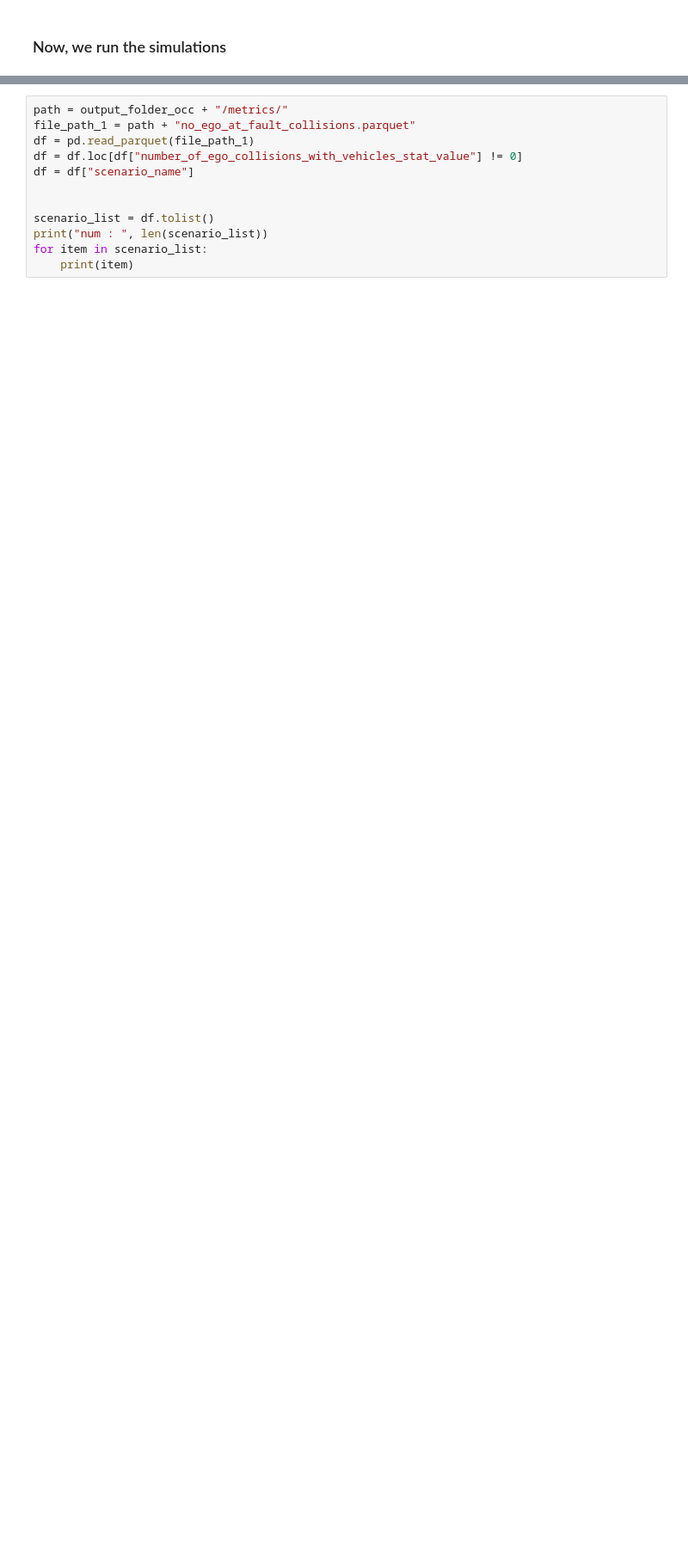
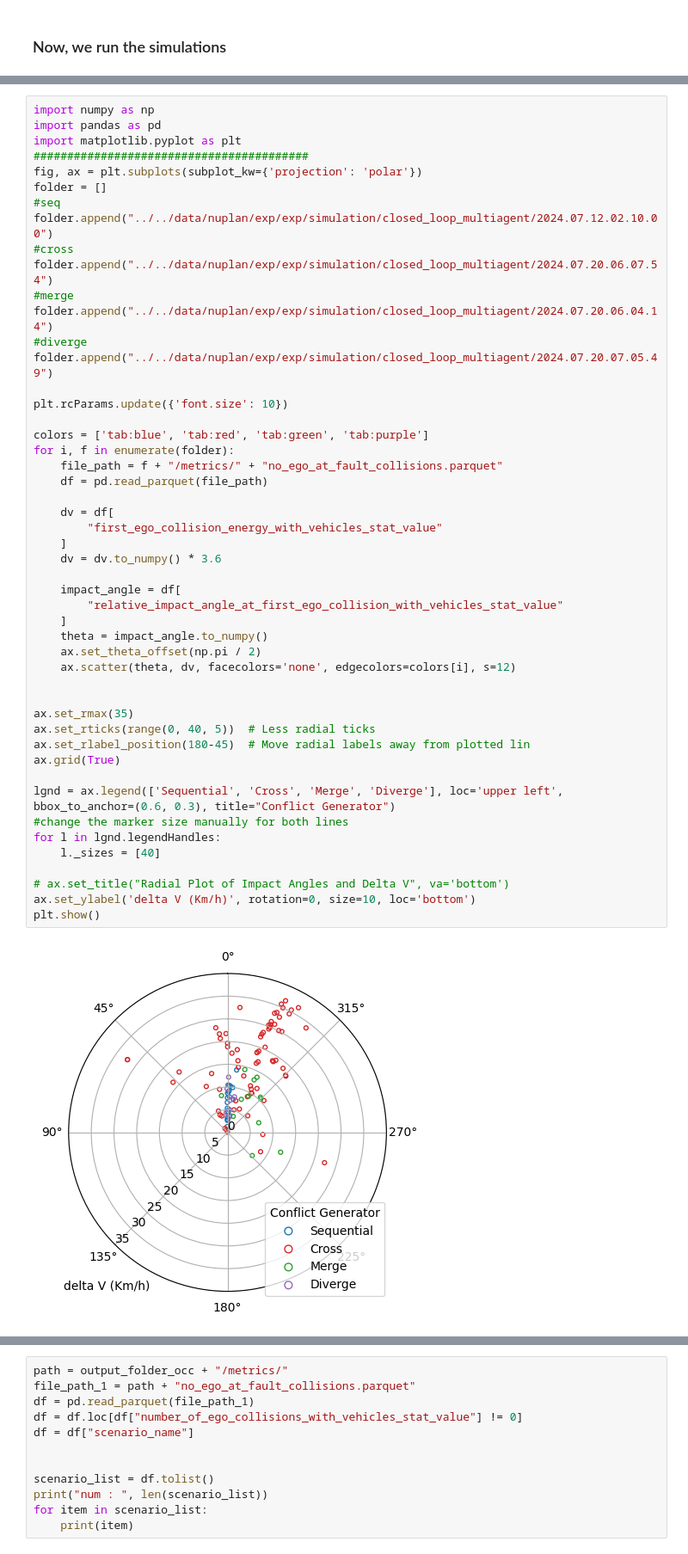
Before and after one commit to HenryDykhne/nuplan-devkit, a Jupyter notebook: experiments/run_npsc_files.ipynb, the cells around one changed output, grey strips where cells are left out. Shown: that part at 86% size. Drawn from its saved outputs; the diff is of its cells as text; blank space fills up the shorter version.

```diff
--- a/experiments/run_npsc_files.ipynb
+++ b/experiments/run_npsc_files.ipynb
@@ -305,0 +423,51 @@ axp[1].title.set_text("Relative Impact Angles (Count)")
+# %%
+import numpy as np
+import pandas as pd
+import matplotlib.pyplot as plt
+#########################################
+fig, ax = plt.subplots(subplot_kw={'projection': 'polar'})
+folder = []
+#seq
+folder.append("../../data/nuplan/exp/exp/simulation/closed_loop_multiagent/2024.07.12.02.10.00")
+#cross
+folder.append("../../data/nuplan/exp/exp/simulation/closed_loop_multiagent/2024.07.20.06.07.54")
+#merge
+folder.append("../../data/nuplan/exp/exp/simulation/closed_loop_multiagent/2024.07.20.06.04.14")
+#diverge
+folder.append("../../data/nuplan/exp/exp/simulation/closed_loop_multiagent/2024.07.20.07.05.49")
+
+plt.rcParams.update({'font.size': 10})
+
+colors = ['tab:blue', 'tab:red', 'tab:green', 'tab:purple']
+for i, f in enumerate(folder):
+    file_path = f + "/metrics/" + "no_ego_at_fault_collisions.parquet"
+    df = pd.read_parquet(file_path)
+
+    dv = df[
+        "first_ego_collision_energy_with_vehicles_stat_value"
+    ]
+    dv = dv.to_numpy() * 3.6
+
+    impact_angle = df[
+        "relative_impact_angle_at_first_ego_collision_with_vehicles_stat_value"
+    ]
+    theta = impact_angle.to_numpy()
+    ax.set_theta_offset(np.pi / 2)
+    ax.scatter(theta, dv, facecolors='none', edgecolors=colors[i], s=12)
+
+
+ax.set_rmax(35)
+ax.set_rticks(range(0, 40, 5))  # Less radial ticks
+ax.set_rlabel_position(180-45)  # Move radial labels away from plotted lin
+ax.grid(True)
+
+lgnd = ax.legend(['Sequential', 'Cross', 'Merge', 'Diverge'], loc='upper left', bbox_to_anchor=(0.6, 0.3), title="Conflict Generator")
+#change the marker size manually for both lines
+for l in lgnd.legendHandles:
+    l._sizes = [40]
+
+# ax.set_title("Radial Plot of Impact Angles and Delta V", va='bottom')
+ax.set_ylabel('delta V (Km/h)', rotation=0, size=10, loc='bottom')
+plt.show()
+# %% [output]
+[figure, added]
```
Also changed, not shown: parts of 8 cells of this notebook, 3 other files.
